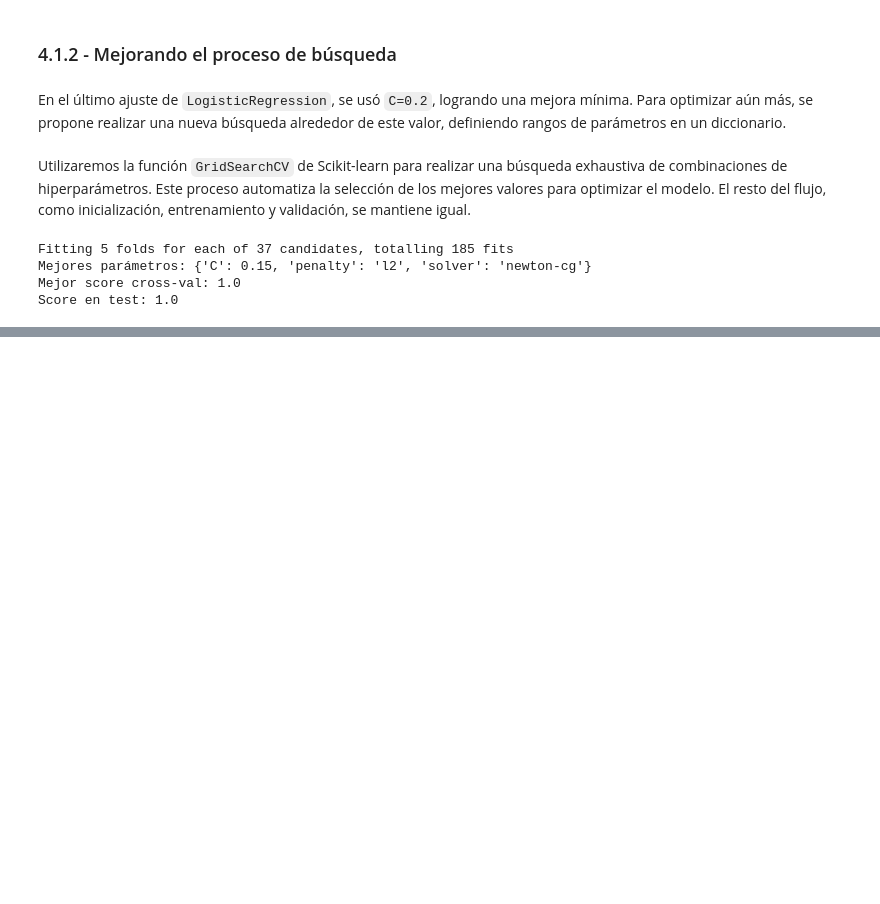
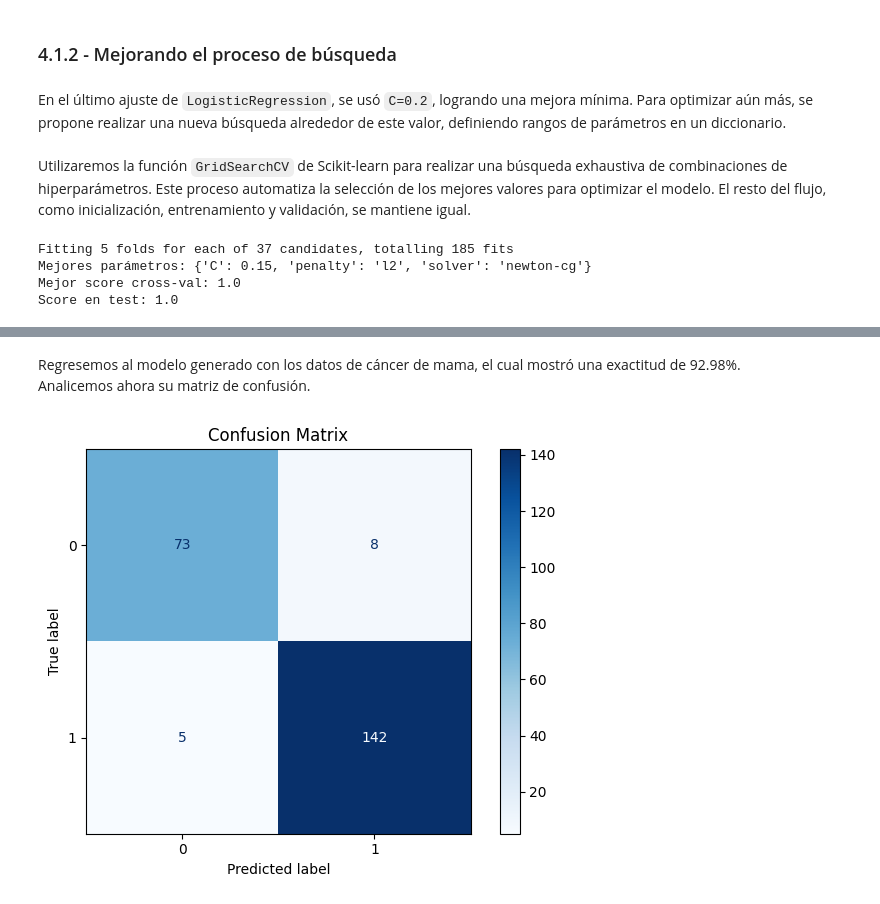
Before and after one commit to jonathan-villavi/tec-data-science, a Jupyter notebook: C6_Machine_Learning/C6_SC3_AprendizajeSupervisado/AprendizajeSupervisado.ipynb, the cells around one changed output, grey strips where cells are left out. Drawn from its saved outputs; the diff is of its cells as text; code cells hidden in the pictures; blank space fills up the shorter version.

```diff
--- a/C6_Machine_Learning/C6_SC3_AprendizajeSupervisado/AprendizajeSupervisado.ipynb
+++ b/C6_Machine_Learning/C6_SC3_AprendizajeSupervisado/AprendizajeSupervisado.ipynb
@@ -1440,0 +1821,5 @@ Score en test: 1.0
+# %%
+from sklearn.datasets import load_breast_cancer
+
+x, y = load_breast_cancer(return_X_y=True)
+print(x.shape, y.shape)
@@ -1440,0 +1876,14 @@ Score en test: 1.0
+# %%
+from sklearn.neural_network import MLPClassifier
+from sklearn.model_selection import train_test_split
+
+x_train, x_test, y_train, y_test = train_test_split(x,y, train_size=0.6, random_state=11)
+
+model = MLPClassifier(
+    hidden_layer_sizes=(10),
+    max_iter=1100,
+    random_state=42
+)
+
+model.fit(x_train, y_train)
+model.score(x_test, y_test)
@@ -1440,0 +1907,13 @@ Score en test: 1.0
+# %% [markdown]
+Regresemos al modelo generado con los datos de cáncer de mama, el cual mostró una exactitud de 92.98%.<br>Analicemos ahora su matriz de confusión.
+# %%
+from sklearn.metrics import ConfusionMatrixDisplay
+
+ConfusionMatrixDisplay.from_estimator(
+    model, x_test, y_test, labels=[0, 1], cmap="Blues"
+)
+plt.title("Confusion Matrix")
+plt.tight_layout()
+plt.show()
+# %% [output]
+[figure, added]
```
Also changed, not shown: parts of 45 cells of this notebook, 4 other files.
